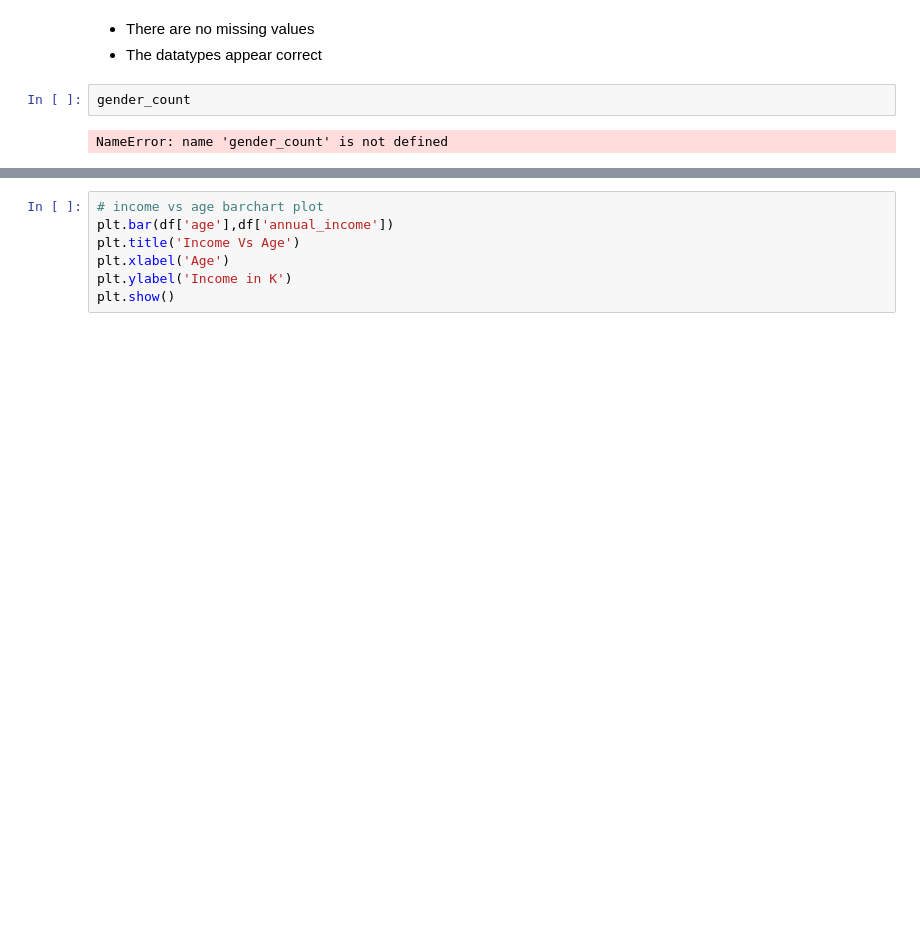
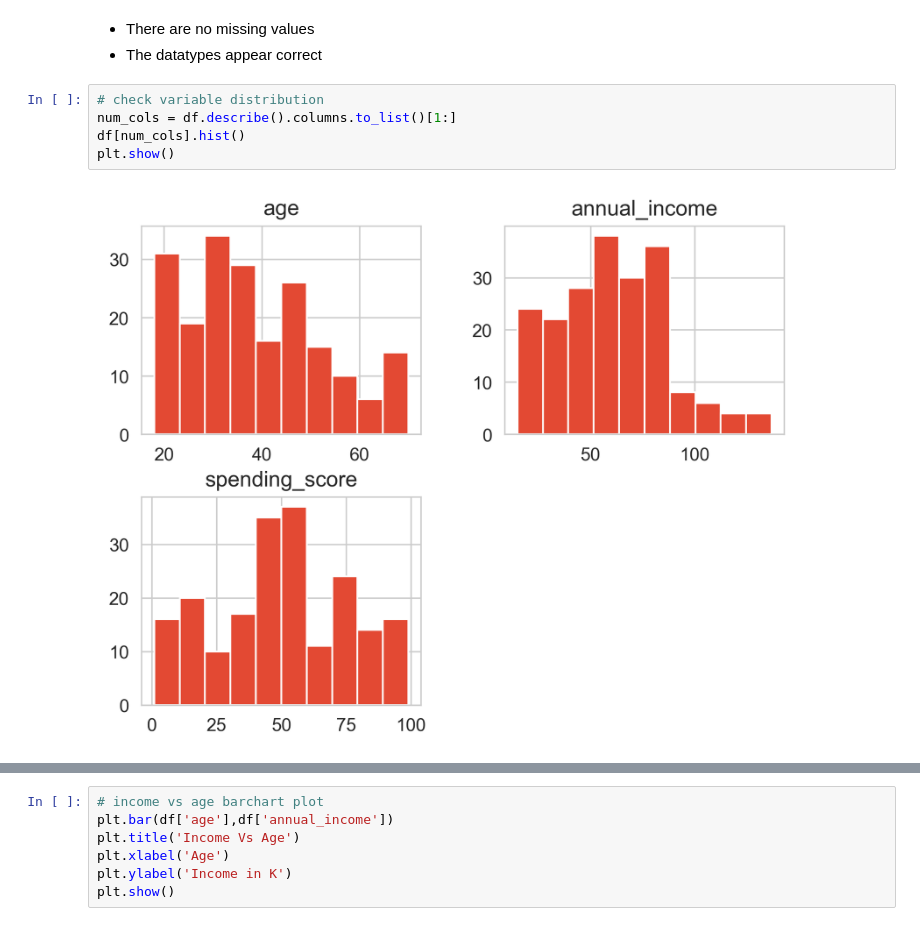
Before and after one commit to Asifdotexe/MachineLearns, a Jupyter notebook: python/Customer Clustering using K-Means.ipynb, the cells around one changed output, grey strips where cells are left out. Drawn from its saved outputs; the diff is of its cells as text; blank space fills up the shorter version.

```diff
--- a/python/Customer Clustering using K-Means.ipynb
+++ b/python/Customer Clustering using K-Means.ipynb
@@ -58,7 +63,10 @@ memory usage: 7.9+ KB
 # %% [markdown]
 - There are no missing values
 - The datatypes appear correct
-# %%
-gender_count
-# %% [output]
-NameError: name 'gender_count' is not defined
+# %%
+# check variable distribution
+num_cols = df.describe().columns.to_list()[1:]
+df[num_cols].hist()
+plt.show()
+# %% [output]
+[figure, added]
```
Also changed, not shown: parts of 14 cells of this notebook.
